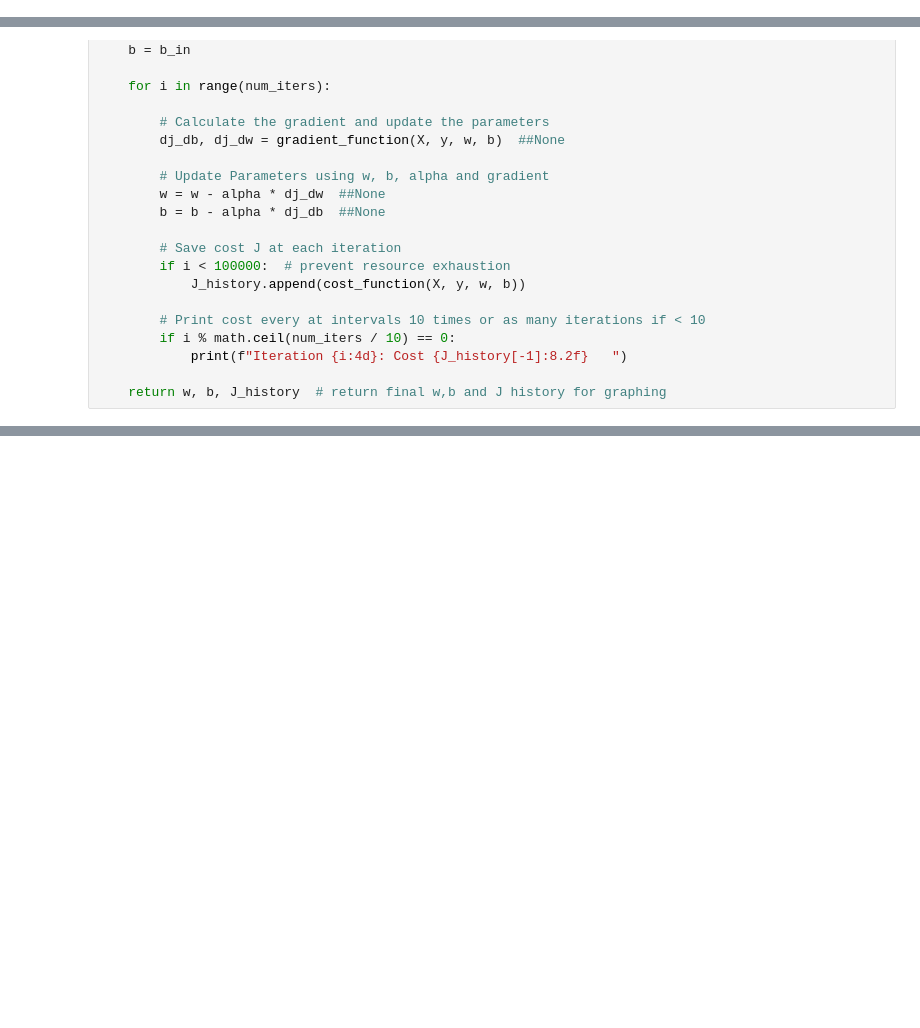
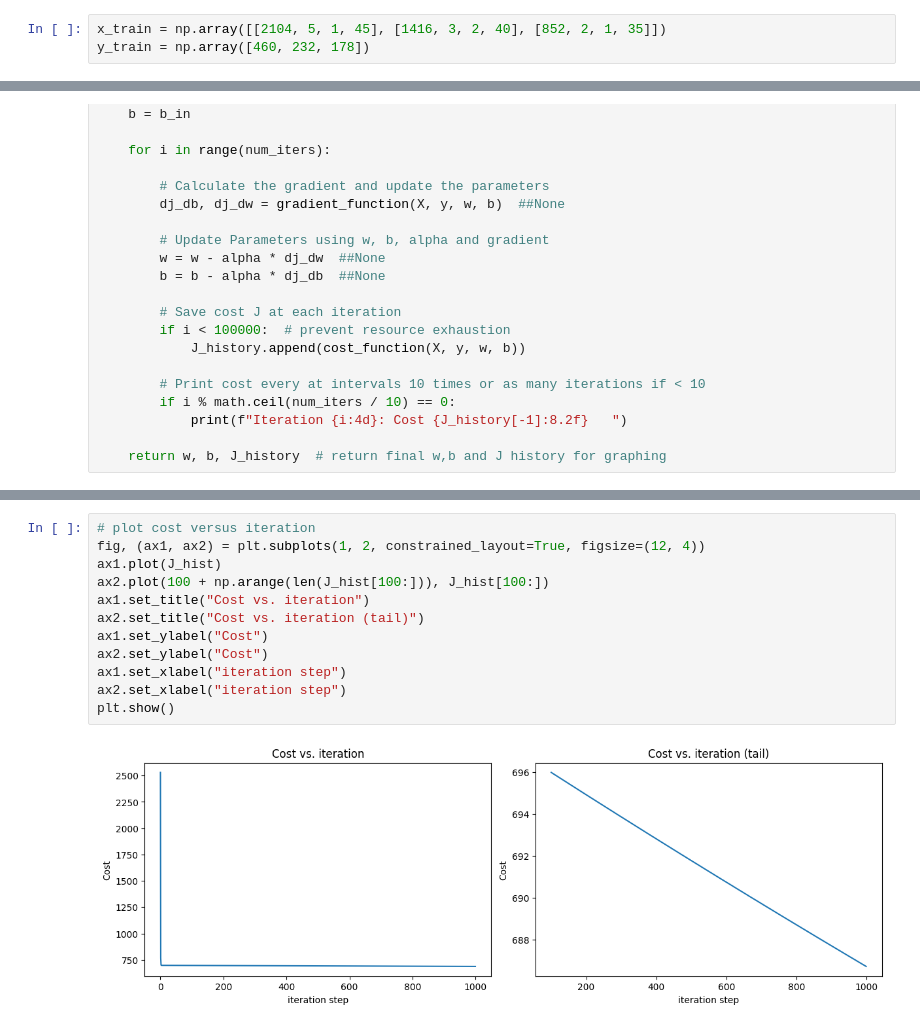
Before and after one commit to Hammad-Aslam/Practicle-Machine-Learning, a Jupyter notebook: Multiple-Variable-Linear-Regression.ipynb, the cells around one changed output, grey strips where cells are left out. Drawn from its saved outputs; the diff is of its cells as text; blank space fills up the shorter version.

```diff
--- a/Multiple-Variable-Linear-Regression.ipynb
+++ b/Multiple-Variable-Linear-Regression.ipynb
@@ -9,3 +6,6 @@ y_train = np.array([560, 789, 900])
+# %%
+x_train = np.array([[2104, 5, 1, 45], [1416, 3, 2, 40], [852, 2, 1, 35]])
+y_train = np.array([460, 232, 178])
 # %%
 print(f'shape of x_train is: ', {x_train.shape}, 'Type is: ', {type(x_train)})
 print(x_train)
@@ -165,0 +166,14 @@ prediction: nan, target value: 900
+# %%
+# plot cost versus iteration
+fig, (ax1, ax2) = plt.subplots(1, 2, constrained_layout=True, figsize=(12, 4))
+ax1.plot(J_hist)
+ax2.plot(100 + np.arange(len(J_hist[100:])), J_hist[100:])
+ax1.set_title("Cost vs. iteration")
+ax2.set_title("Cost vs. iteration (tail)")
+ax1.set_ylabel("Cost")
+ax2.set_ylabel("Cost")
+ax1.set_xlabel("iteration step")
+ax2.set_xlabel("iteration step")
+plt.show()
+# %% [output]
+[figure, added]
```
Also changed, not shown: parts of 7 cells of this notebook, 4 other files.
